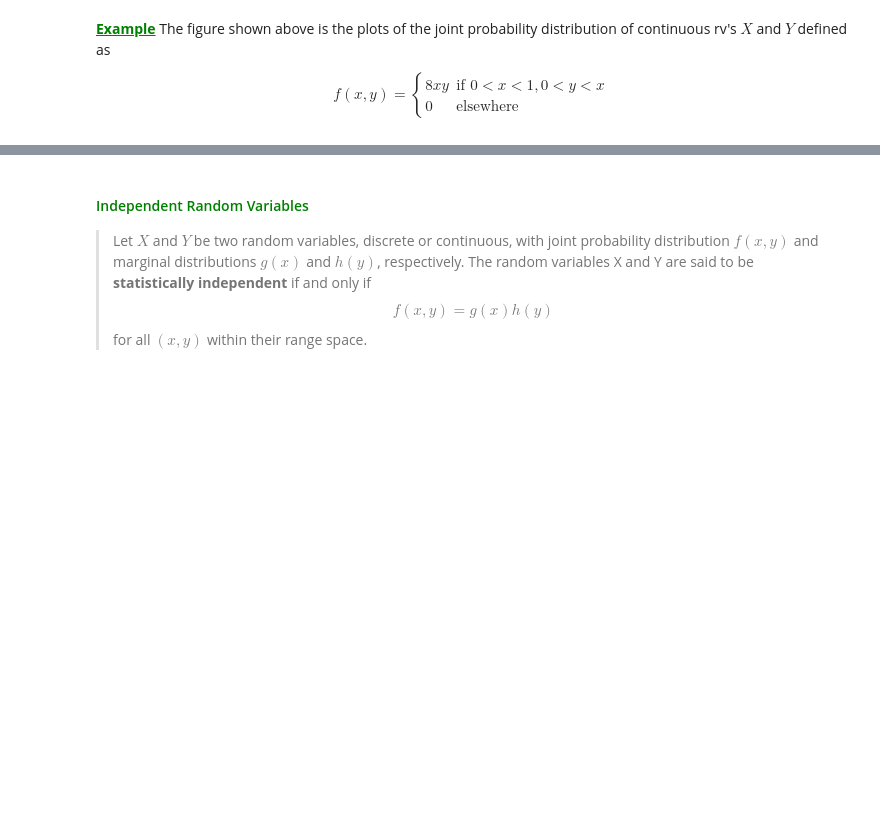
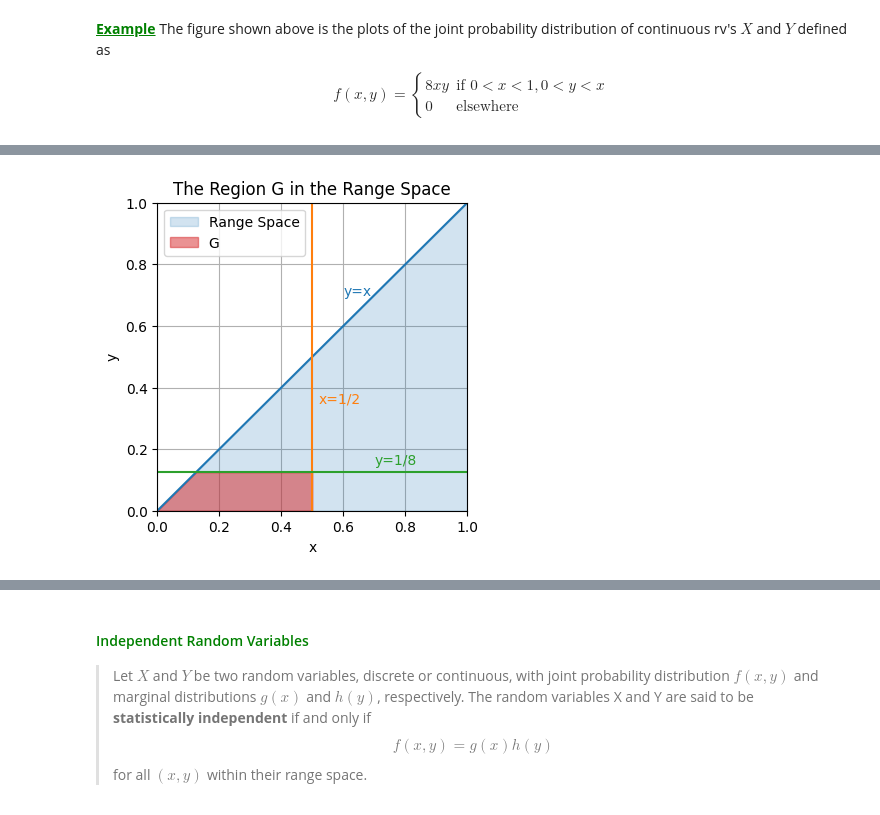
Before and after one commit to NEWisREAL1/Statistics-Notebooks, a Jupyter notebook: Chapter 4 - Random Variables.ipynb, the cells around one changed output, grey strips where cells are left out. Cells and saved outputs as stored; diff of their text form; code cells hidden in the pictures; blank space fills up the shorter version.

```diff
--- a/Chapter 4 - Random Variables.ipynb
+++ b/Chapter 4 - Random Variables.ipynb
@@ -1094,0 +1110,18 @@ $$
+# %%
+fig, ax = plt.subplots(figsize=(4,4))
+
+ax.plot([0,1], [0,1], color='tab:blue')
+ax.plot([1/2, 1/2], [0,1], color='tab:orange')
+ax.plot([0,1], [1/8, 1/8], color='tab:green')
+ax.fill_between([0, 1], [0, 0], [0, 1], label='Range Space', alpha=0.2, color='tab:blue')
+ax.fill_between([0, 1/8, 1/2], [0, 0, 0], [0, 1/8, 1/8], label='G', alpha=0.5, color='tab:red')
+
+ax.text(0.6, 0.7, 'y=x', color='tab:blue')
+ax.text(0.52, 0.35, 'x=1/2', color='tab:orange')
+ax.text(0.7, 0.15, 'y=1/8', color='tab:green')
+
+ax.set(xlim=[0,1], ylim=[0,1], axisbelow=True, xlabel='x', ylabel='y', title='The Region G in the Range Space')
+ax.legend()
+ax.grid()
+# %% [output]
+[figure, added]
```
Also changed, not shown: parts of 5 cells of this notebook.
